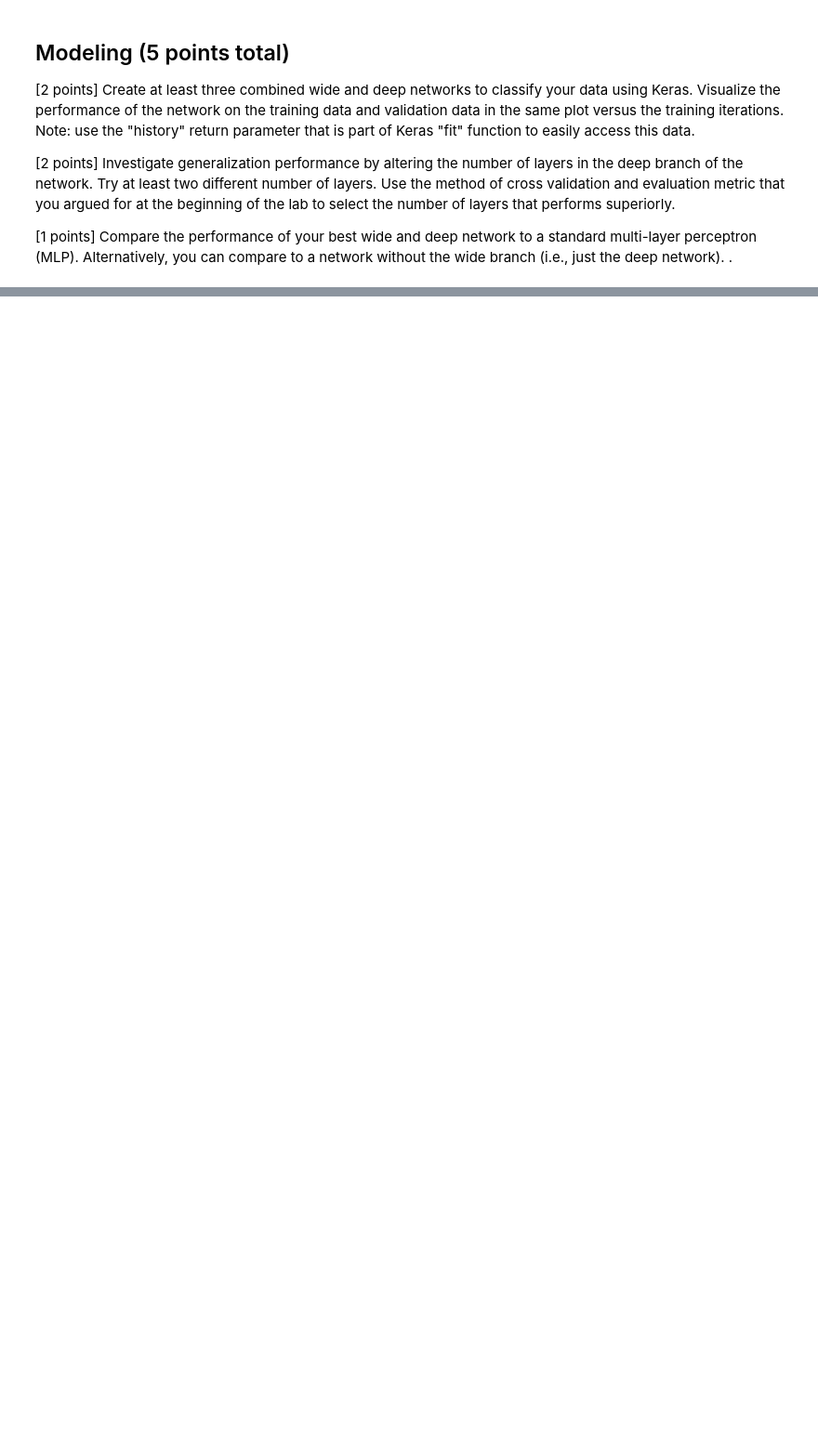
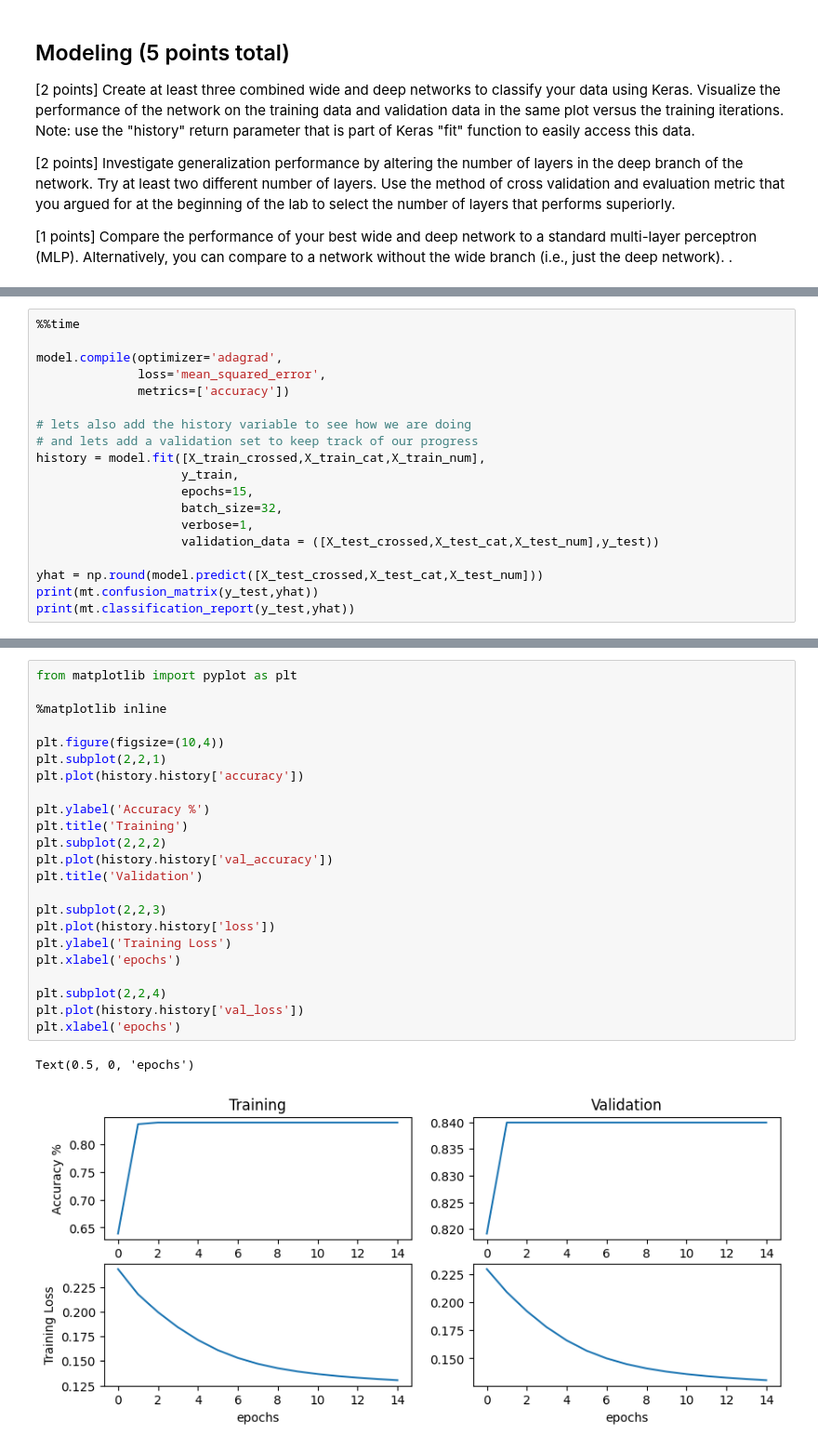
Before and after one commit to bennyandthejetss/ML_lab5, a Jupyter notebook: Lab5.ipynb, the cells around one changed output, grey strips where cells are left out. Shown: that part at 93% size. Drawn from its saved outputs; the diff is of its cells as text; blank space fills up the shorter version.

Commit message:
Finished Preparation, Started Modeling

```diff
--- a/Lab5.ipynb
+++ b/Lab5.ipynb
@@ -134,0 +266,19 @@ IndexError: only integers, slices (`:`), ellipsis (`...`), numpy.newaxis (`None`
+# %%
+%%time
+
+model.compile(optimizer='adagrad',
+              loss='mean_squared_error',
+              metrics=['accuracy'])
+
+# lets also add the history variable to see how we are doing
+# and lets add a validation set to keep track of our progress
+history = model.fit([X_train_crossed,X_train_cat,X_train_num],
+                    y_train,
+                    epochs=15,
+                    batch_size=32,
+                    verbose=1,
+                    validation_data = ([X_test_crossed,X_test_cat,X_test_num],y_test))
+
+yhat = np.round(model.predict([X_test_crossed,X_test_cat,X_test_num]))
+print(mt.confusion_matrix(y_test,yhat))
+print(mt.classification_report(y_test,yhat))
@@ -135,3 +303,29 @@ IndexError: only integers, slices (`:`), ellipsis (`...`), numpy.newaxis (`None`
+# %%
+from matplotlib import pyplot as plt
+
+%matplotlib inline
+
+plt.figure(figsize=(10,4))
+plt.subplot(2,2,1)
+plt.plot(history.history['accuracy'])
+
+plt.ylabel('Accuracy %')
+plt.title('Training')
+plt.subplot(2,2,2)
+plt.plot(history.history['val_accuracy'])
+plt.title('Validation')
+
+plt.subplot(2,2,3)
+plt.plot(history.history['loss'])
+plt.ylabel('Training Loss')
+plt.xlabel('epochs')
+
+plt.subplot(2,2,4)
+plt.plot(history.history['val_loss'])
+plt.xlabel('epochs')
+# %% [output]
+Text(0.5, 0, 'epochs')
+[figure, added]
 # %% [markdown]
 ## Exceptional Work (1 points total)
 (0.4) The overall quality of the report as a coherent, useful, complete and polished product will be reflected here. Did you support your reasons for creating cross categories? Did you include plots and provide interpretation? Did you justify your choice of metrics?
```
Also changed, not shown: parts of 7 cells of this notebook.
